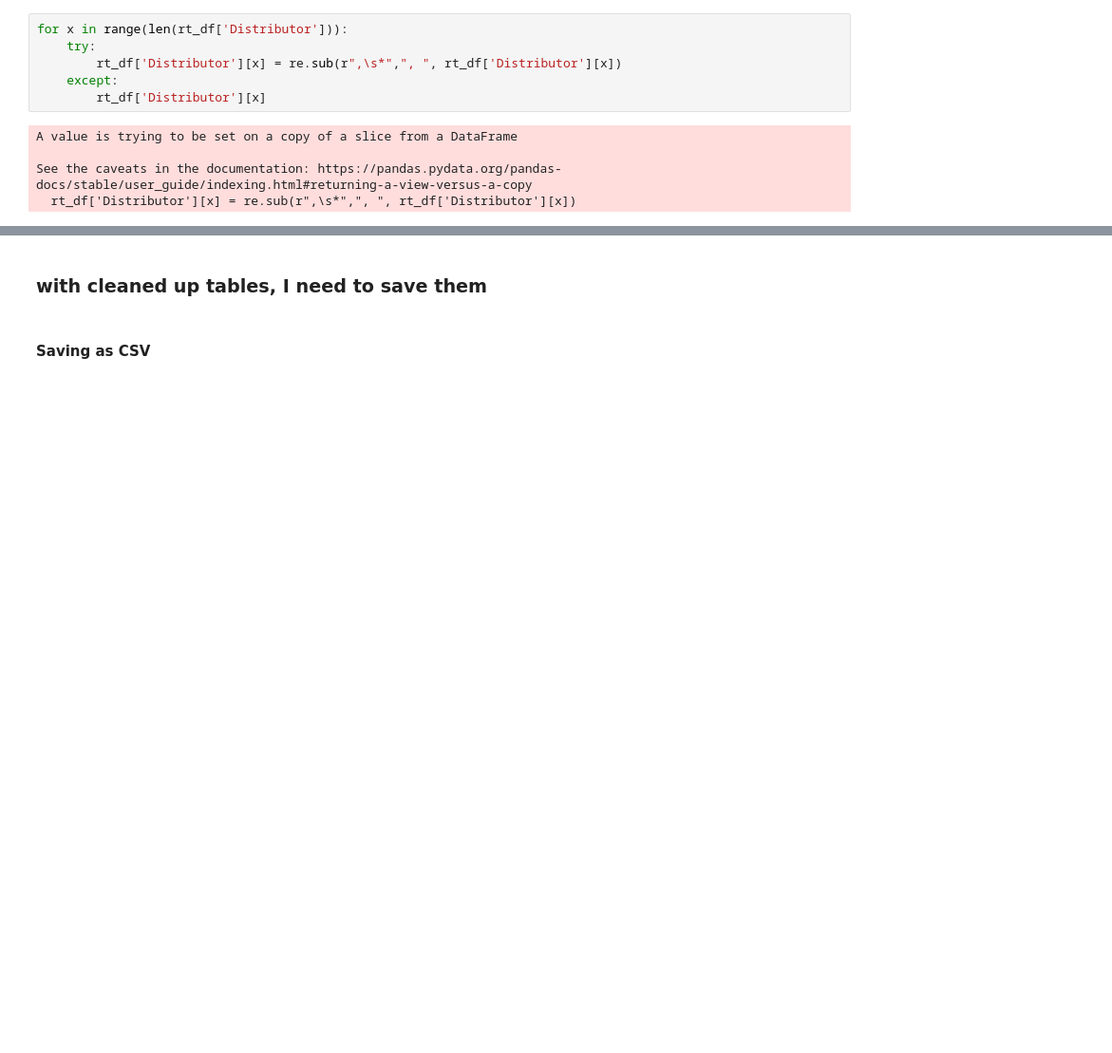
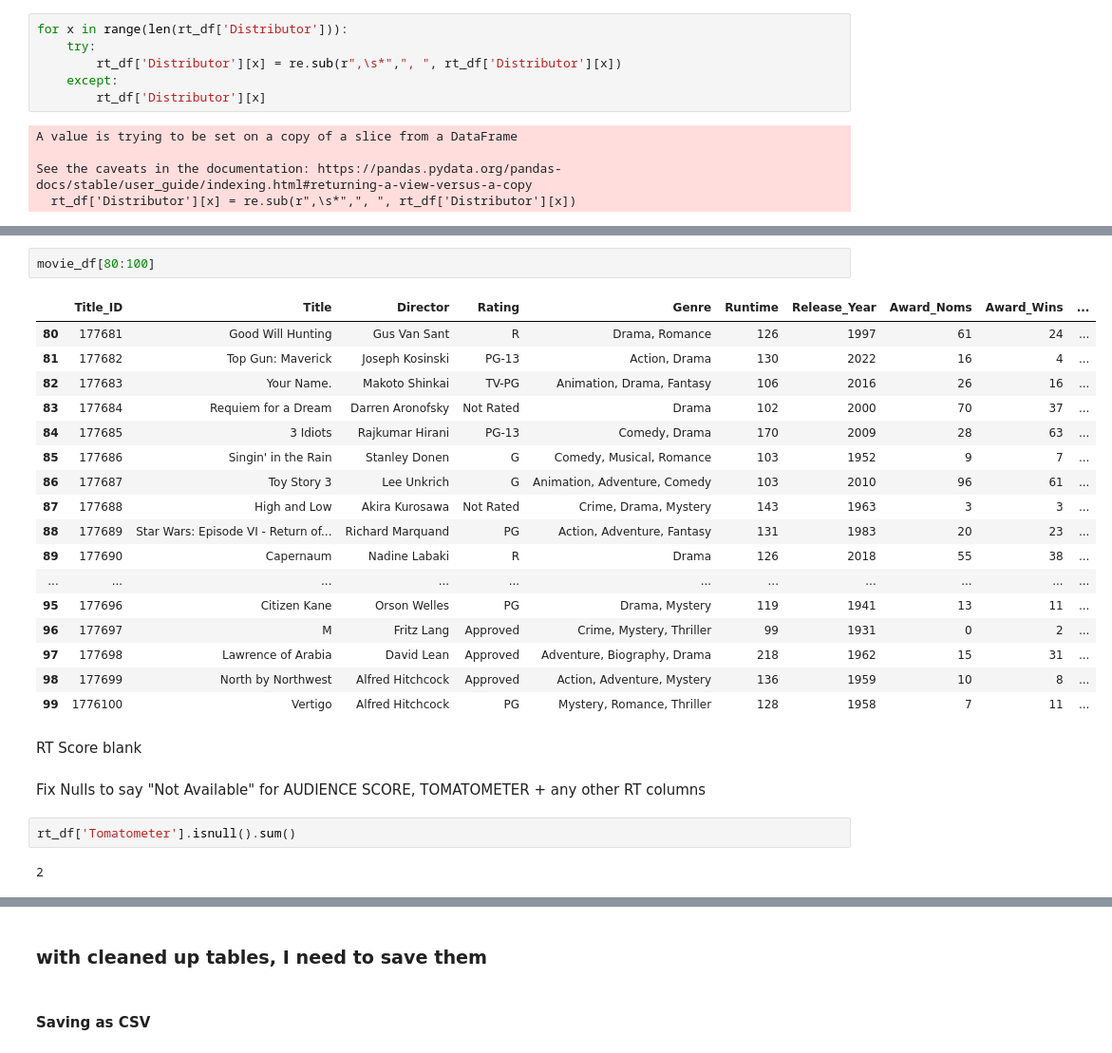
Before and after one commit to HannahSolima/Capstone, a Jupyter notebook: Notebooks/Clean_Data.ipynb, the cells around one changed output, grey strips where cells are left out. Shown: that part at 95% size. Drawn from its saved outputs; the diff is of its cells as text; blank space fills up the shorter version.

```diff
--- a/Notebooks/Clean_Data.ipynb
+++ b/Notebooks/Clean_Data.ipynb
@@ -331,0 +362,28 @@ rt_df
+# %%
+movie_df[80:100]
+# %% [output]
+|  | Title_ID | Title | Director | Rating | Genre | Runtime | Release_Year | Award_Noms | Award_Wins | ... |
+| 80 | 177681 | Good Will Hunting | Gus Van Sant | R | Drama, Romance | 126 | 1997 | 61 | 24 | ... |
+| 81 | 177682 | Top Gun: Maverick | Joseph Kosinski | PG-13 | Action, Drama | 130 | 2022 | 16 | 4 | ... |
+| 82 | 177683 | Your Name. | Makoto Shinkai | TV-PG | Animation, Drama, Fantasy | 106 | 2016 | 26 | 16 | ... |
+| 83 | 177684 | Requiem for a Dream | Darren Aronofsky | Not Rated | Drama | 102 | 2000 | 70 | 37 | ... |
+| 84 | 177685 | 3 Idiots | Rajkumar Hirani | PG-13 | Comedy, Drama | 170 | 2009 | 28 | 63 | ... |
+| 85 | 177686 | Singin' in the Rain | Stanley Donen | G | Comedy, Musical, Romance | 103 | 1952 | 9 | 7 | ... |
+| 86 | 177687 | Toy Story 3 | Lee Unkrich | G | Animation, Adventure, Comedy | 103 | 2010 | 96 | 61 | ... |
+| 87 | 177688 | High and Low | Akira Kurosawa | Not Rated | Crime, Drama, Mystery | 143 | 1963 | 3 | 3 | ... |
+| 88 | 177689 | Star Wars: Episode VI - Return of... | Richard Marquand | PG | Action, Adventure, Fantasy | 131 | 1983 | 20 | 23 | ... |
+| 89 | 177690 | Capernaum | Nadine Labaki | R | Drama | 126 | 2018 | 55 | 38 | ... |
+| ... | ... | ... | ... | ... | ... | ... | ... | ... | ... | ... |
+| 95 | 177696 | Citizen Kane | Orson Welles | PG | Drama, Mystery | 119 | 1941 | 13 | 11 | ... |
+| 96 | 177697 | M | Fritz Lang | Approved | Crime, Mystery, Thriller | 99 | 1931 | 0 | 2 | ... |
+| 97 | 177698 | Lawrence of Arabia | David Lean | Approved | Adventure, Biography, Drama | 218 | 1962 | 15 | 31 | ... |
+| 98 | 177699 | North by Northwest | Alfred Hitchcock | Approved | Action, Adventure, Mystery | 136 | 1959 | 10 | 8 | ... |
+| 99 | 1776100 | Vertigo | Alfred Hitchcock | PG | Mystery, Romance, Thriller | 128 | 1958 | 7 | 11 | ... |
+# %% [markdown]
+RT Score blank
+# %% [markdown]
+Fix Nulls to say "Not Available" for AUDIENCE SCORE, TOMATOMETER + any other RT columns
+# %%
+rt_df['Tomatometer'].isnull().sum()
+# %% [output]
+2
```
Also changed, not shown: parts of 14 cells of this notebook, 2 other files.
